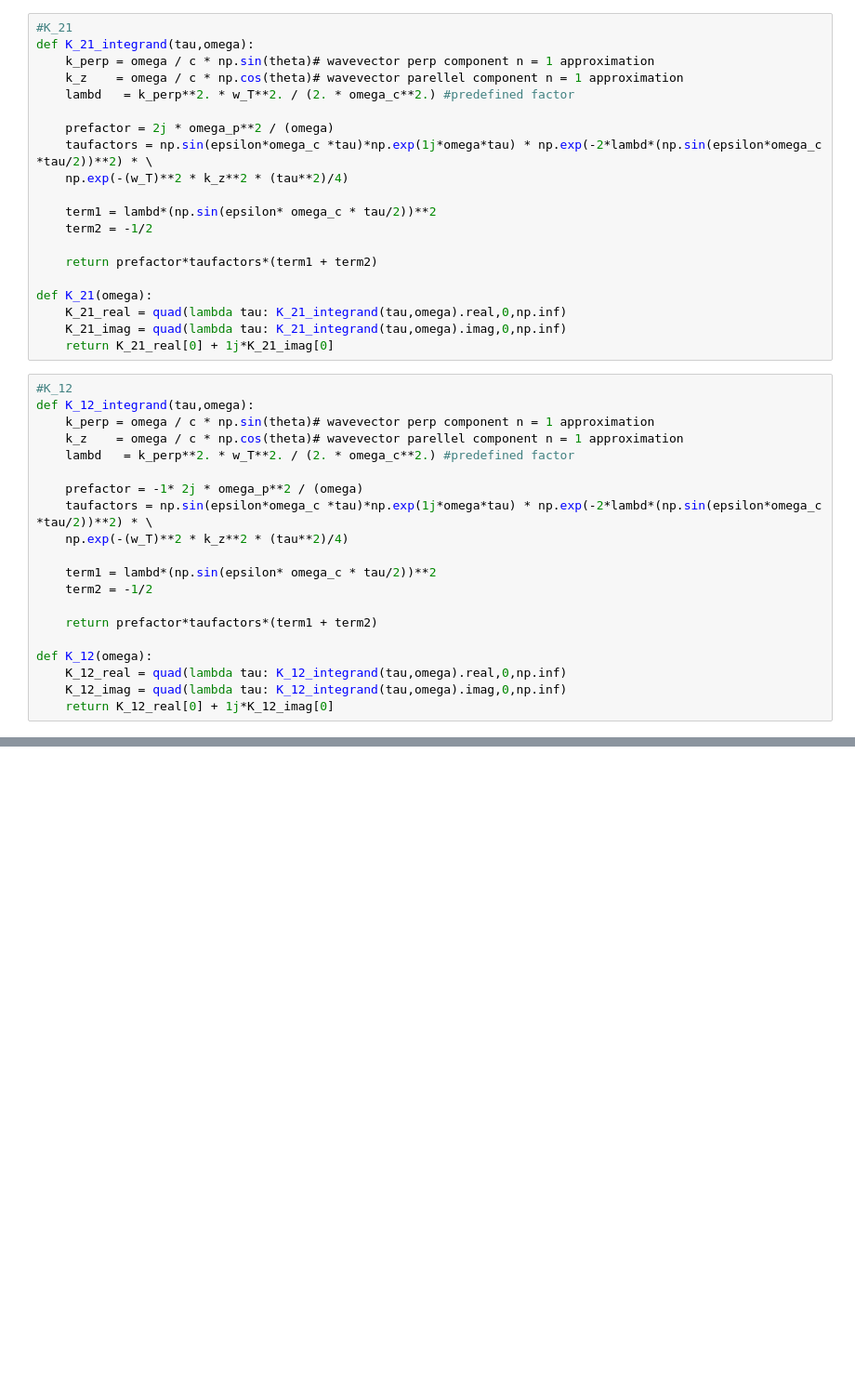
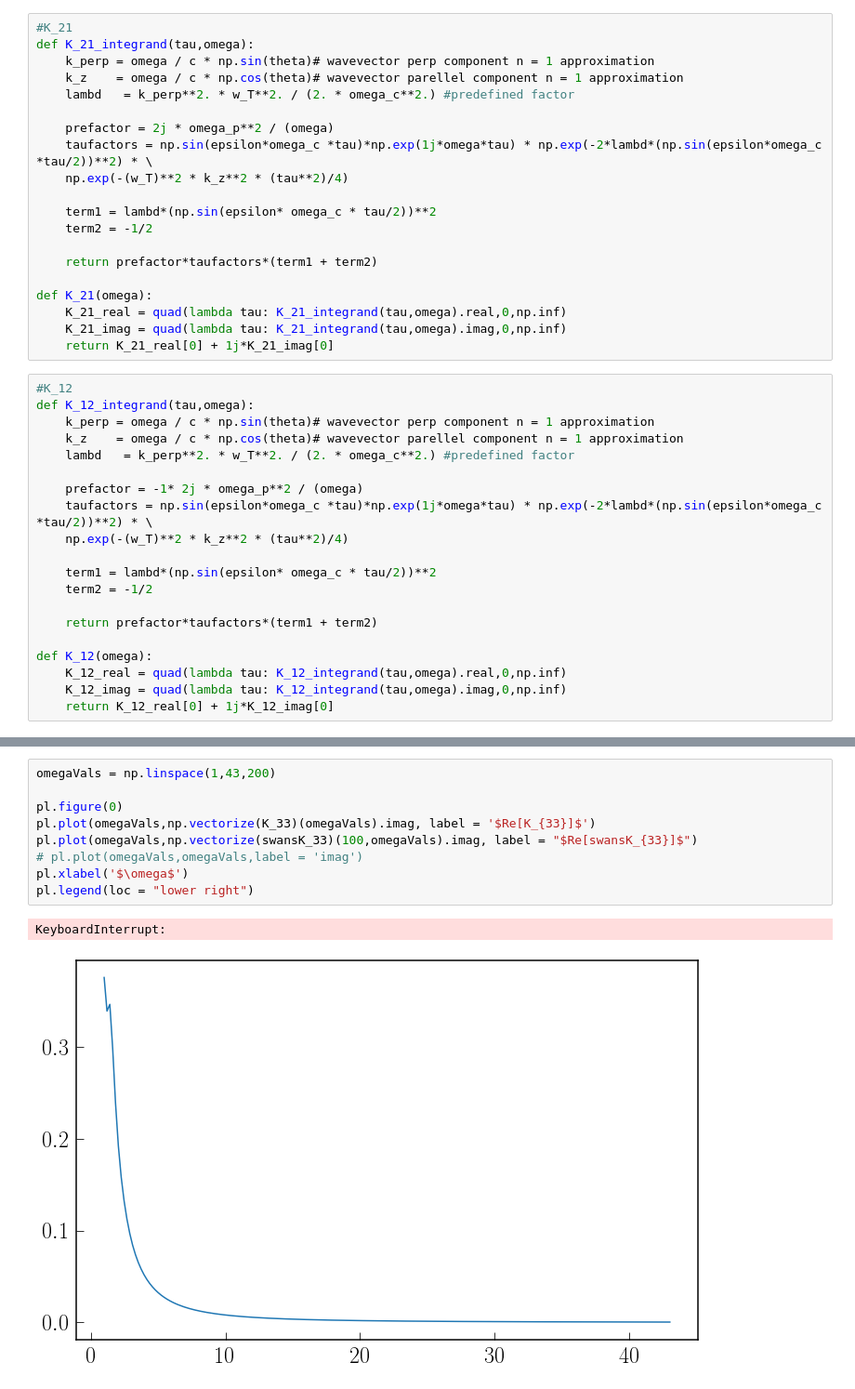
Before and after one commit to avjoshi21/NR-Dielec-Tensor, a Jupyter notebook: Testing Nonrelativistic Maxwellian Dielectric Tensor.ipynb, the cells around one changed output, grey strips where cells are left out. Shown at 93% size. Saved outputs shown, nothing was run; the diff lists cells and outputs as text; blank space fills up the shorter version.

```diff
--- a/Testing Nonrelativistic Maxwellian Dielectric Tensor.ipynb
+++ b/Testing Nonrelativistic Maxwellian Dielectric Tensor.ipynb
@@ -530,0 +527,12 @@ swansK_13(100,2)
+# %%
+omegaVals = np.linspace(1,43,200)
+
+pl.figure(0)
+pl.plot(omegaVals,np.vectorize(K_33)(omegaVals).imag, label = '$Re[K_{33}]$')
+pl.plot(omegaVals,np.vectorize(swansK_33)(100,omegaVals).imag, label = "$Re[swansK_{33}]$")
+# pl.plot(omegaVals,omegaVals,label = 'imag')
+pl.xlabel('$\omega$')
+pl.legend(loc = "lower right")
+# %% [output]
+KeyboardInterrupt:
+[figure, added]
```
Also changed, not shown: parts of 12 cells of this notebook.
